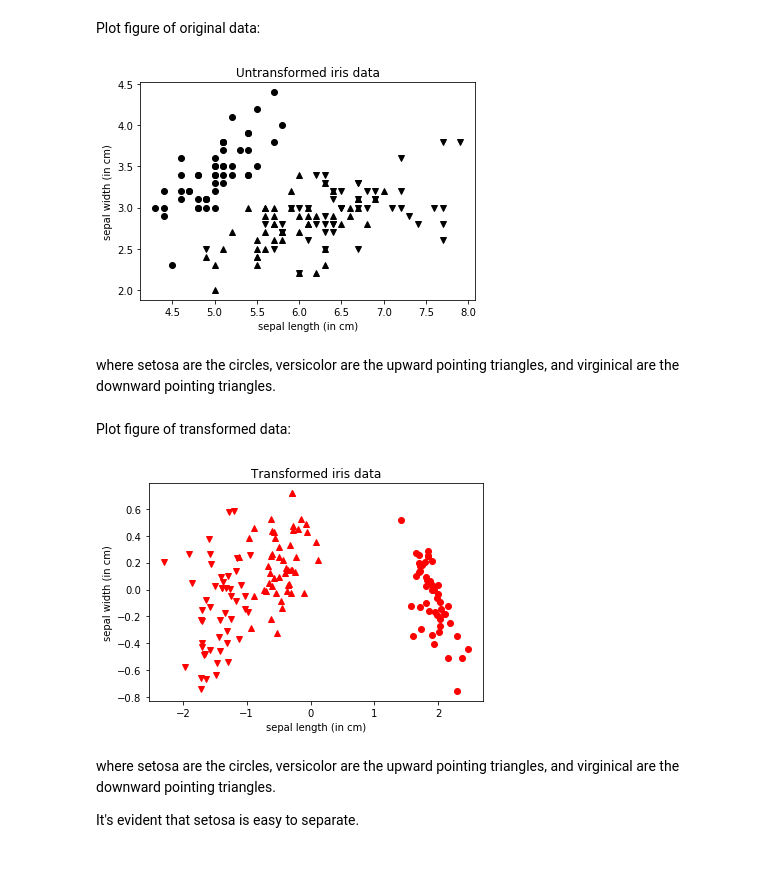
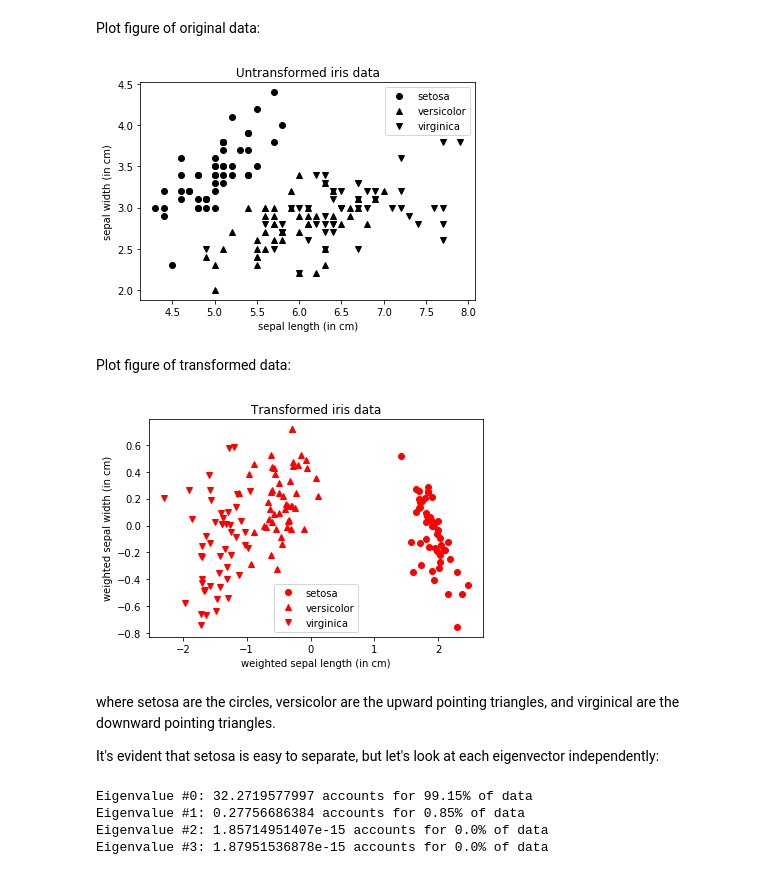
Before and after one commit to JustinTLee/Textbook-solutions, a Jupyter notebook: Machine Learning - an Algorithmic Perspective/practice questions/prob. 06.01.ipynb, the cells around one changed output. Saved outputs shown, nothing was run; the diff lists cells and outputs as text; code cells hidden in the pictures.

```diff
--- a/Machine Learning - an Algorithmic Perspective/practice questions/prob. 06.01.ipynb
+++ b/Machine Learning - an Algorithmic Perspective/practice questions/prob. 06.01.ipynb
@@ -22,9 +22,9 @@ datafile = np.loadtxt(open('../../../datasets/iris/iris_proc.data'), delimiter =
 iris = datafile[:, 0:4]
 labels = datafile[:, 4]
 
-label0 = np.where(labels == 0)
-label1 = np.where(labels == 1)
-label2 = np.where(labels == 2)
+label0 = np.squeeze(labels == 0)
+label1 = np.squeeze(labels == 1)
+label2 = np.squeeze(labels == 2)
 # %% [markdown]
 Train data:
 # %%
@@ -45,25 +45,32 @@ pl.plot(iris[label1, 0], iris[label1, 1], '^k', label = 'versicolor')
 pl.plot(iris[label2, 0], iris[label2, 1], 'vk', label = 'virginica')
 pl.xlabel('sepal length (in cm)')
 pl.ylabel('sepal width (in cm)')
+pl.legend(loc = "upper right")
 pl.show()
 # %% [output]
-[figure, old version]
+[figure, new version]
-# %% [markdown]
-where setosa are the circles, versicolor are the upward pointing triangles, and virginical are the downward pointing triangles.
 # %% [markdown]
 Plot figure of transformed data:
 # %%
 pl.figure(2)
 pl.title("Transformed iris data")
 pl.plot(irisRed[label0, 0], irisRed[label0, 1], 'or', label = 'setosa')
 pl.plot(irisRed[label1, 0], irisRed[label1, 1], '^r', label = 'versicolor')
 pl.plot(irisRed[label2, 0], irisRed[label2, 1], 'vr', label = 'virginica')
-pl.xlabel('sepal length (in cm)')
-pl.ylabel('sepal width (in cm)')
+pl.xlabel('weighted sepal length (in cm)')
+pl.ylabel('weighted sepal width (in cm)')
+pl.legend(loc = "best")
 pl.show()
 # %% [output]
-[figure, old version]
+[figure, new version]
 # %% [markdown]
 where setosa are the circles, versicolor are the upward pointing triangles, and virginical are the downward pointing triangles.
 
-It's evident that setosa is easy to separate.
+It's evident that setosa is easy to separate, but let's look at each eigenvector independently:
+# %%
+irisAll = iris_lda.trainWeights(iris, labels, 4)
+# %% [output]
+Eigenvalue #0: 32.2719577997 accounts for 99.15% of data
+Eigenvalue #1: 0.27756686384 accounts for 0.85% of data
+Eigenvalue #2: 1.85714951407e-15 accounts for 0.0% of data
+Eigenvalue #3: 1.87951536878e-15 accounts for 0.0% of data
```
Also changed, not shown: parts of 11 cells of this notebook, 6 other files.
